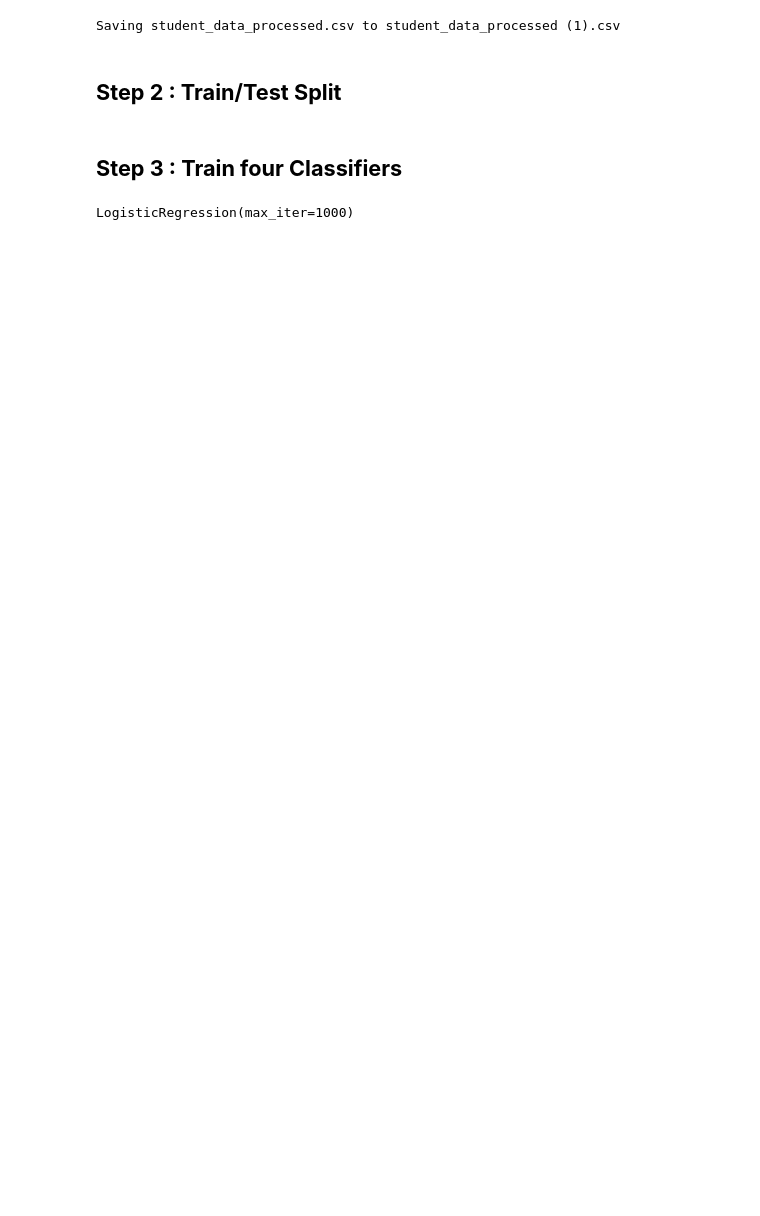
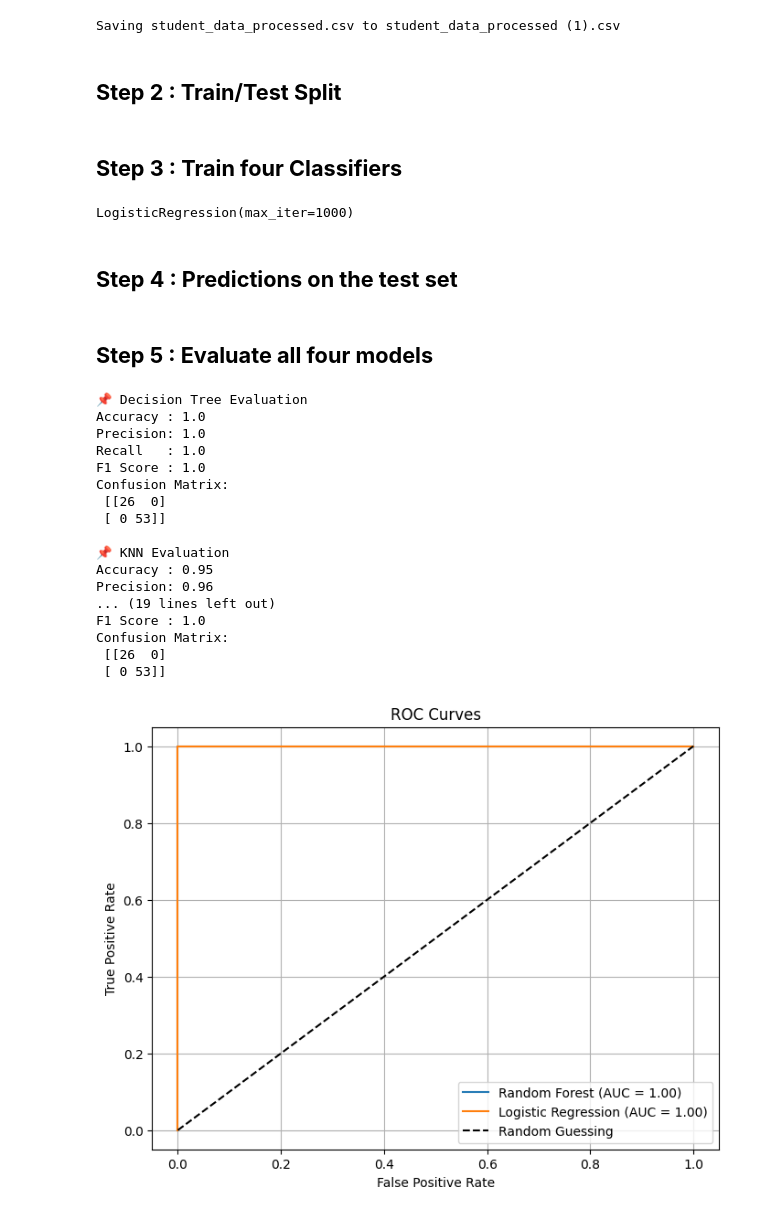
Before and after one commit to Jo7-7/ml-student-perfomance, a Jupyter notebook: notebooks/phase2_models.ipynb, the cells around one changed output. Cells and saved outputs as stored; diff of their text form; code cells hidden in the pictures; blank space fills up the shorter version.

Commit message:
Predictions on the test set and evaluate all four models

```diff
--- a/notebooks/phase2_models.ipynb
+++ b/notebooks/phase2_models.ipynb
@@ -58,3 +58,75 @@ rf_model.fit(X_train, y_train)
 lr_model.fit(X_train, y_train)
 # %% [output]
 LogisticRegression(max_iter=1000)
+# %% [markdown]
+**Step 4 : Predictions on the test set**
+---
+# %%
+y_pred_dt = dt_model.predict(X_test)
+y_pred_knn = knn_model.predict(X_test)
+y_pred_rf = rf_model.predict(X_test)
+y_pred_lr = lr_model.predict(X_test)
+# %% [markdown]
+**Step 5 : Evaluate all four models**
+---
+# %%
+import matplotlib.pyplot as plt
+from sklearn.metrics import accuracy_score, precision_score, recall_score, f1_score, confusion_matrix
+from sklearn.metrics import roc_curve, roc_auc_score
+
+
+def evaluate_model(name, y_true, y_pred):
+    print(f"📌 {name} Evaluation")
+    print("Accuracy :", round(accuracy_score(y_true, y_pred), 2))
+    print("Precision:", round(precision_score(y_true, y_pred), 2))
+    print("Recall   :", round(recall_score(y_true, y_pred), 2))
+    print("F1 Score :", round(f1_score(y_true, y_pred), 2))
+    print("Confusion Matrix:\n", confusion_matrix(y_true, y_pred))
+    print("")
+
+evaluate_model("Decision Tree", y_test, y_pred_dt)
+evaluate_model("KNN", y_test, y_pred_knn)
+evaluate_model("Random Forest", y_test, y_pred_rf)
+evaluate_model("Logistic Regression", y_test, y_pred_lr)
+
+y_prob_rf = rf_model.predict_proba(X_test)[:, 1]
+y_prob_lr = lr_model.predict_proba(X_test)[:, 1]
+
+# For Random Forest
+fpr_rf, tpr_rf, thresholds_rf = roc_curve(y_test, y_prob_rf)
+
+# For Logistic Regression
+fpr_lr, tpr_lr, thresholds_lr = roc_curve(y_test, y_prob_lr)
+
+auc_rf = roc_auc_score(y_test, y_prob_rf)
+auc_lr = roc_auc_score(y_test, y_prob_lr)
+
+plt.figure(figsize=(8, 6))
+plt.plot(fpr_rf, tpr_rf, label=f'Random Forest (AUC = {auc_rf:.2f})')
+plt.plot(fpr_lr, tpr_lr, label=f'Logistic Regression (AUC = {auc_lr:.2f})')
+plt.plot([0, 1], [0, 1], 'k--', label='Random Guessing')
+plt.xlabel('False Positive Rate')
+plt.ylabel('True Positive Rate')
+plt.title('ROC Curves')
+plt.legend()
+plt.grid()
+plt.show()
+# %% [output]
+📌 Decision Tree Evaluation
+Accuracy : 1.0
+Precision: 1.0
+Recall   : 1.0
+F1 Score : 1.0
+Confusion Matrix:
+ [[26  0]
+ [ 0 53]]
+
+📌 KNN Evaluation
+Accuracy : 0.95
+Precision: 0.96
+... (19 lines left out)
+F1 Score : 1.0
+Confusion Matrix:
+ [[26  0]
+ [ 0 53]]
+[figure, added]
```
